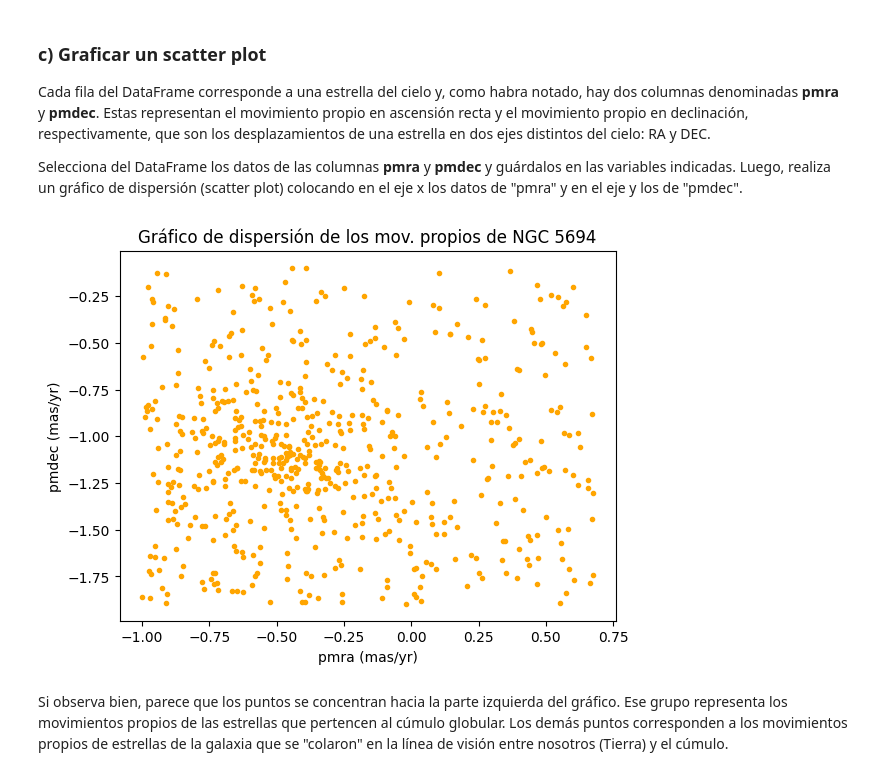
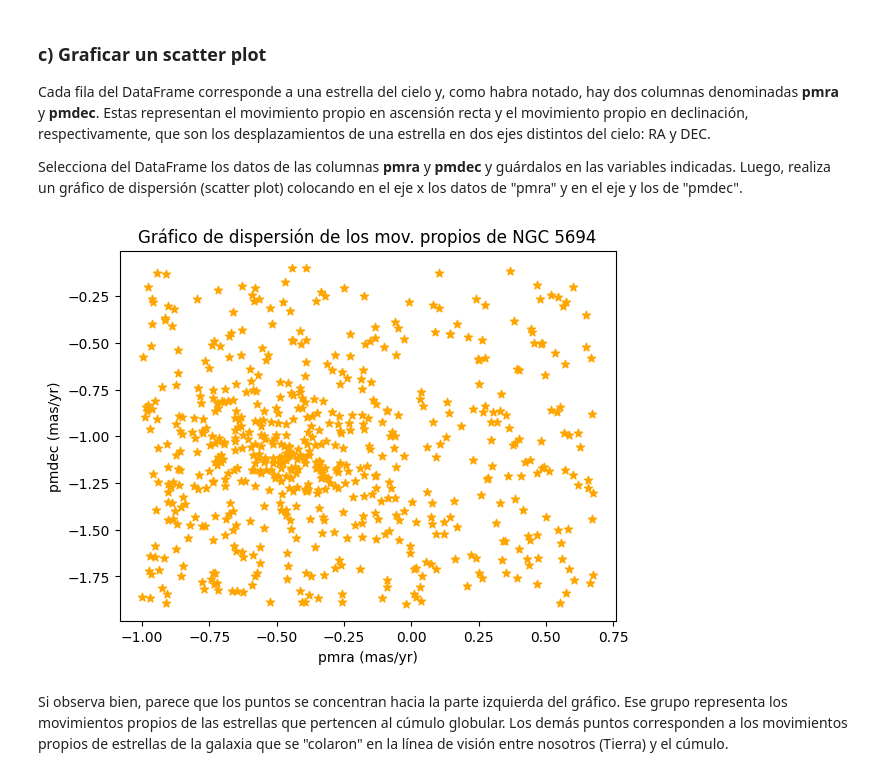
Before and after one commit to Xavier204/Tarea-2, a Jupyter notebook: Tarea2.ipynb, the cells around one changed output. Cells and saved outputs as stored; diff of their text form; code cells hidden in the pictures.

```diff
--- a/Tarea2.ipynb
+++ b/Tarea2.ipynb
@@ -84,12 +84,12 @@ pmdec = data["pmdec"]
 # %%
 # Haga el gráfico en esta celda
-plt.scatter(pmra,pmdec, color="orange", marker=".")
+plt.scatter(pmra,pmdec, color="orange", marker="*")
 plt.xlabel("pmra (mas/yr)")
 plt.ylabel("pmdec (mas/yr)")
 plt.title("Gráfico de dispersión de los mov. propios de NGC 5694")
 plt.show()
 # %% [output]
-[figure, old version]
+[figure, new version]
 # %% [markdown]
 Si observa bien, parece que los puntos se concentran hacia la parte izquierda del gráfico. Ese grupo representa los movimientos propios de las estrellas que pertencen al cúmulo globular. Los demás puntos corresponden a los movimientos propios de estrellas de la galaxia que se "colaron" en la línea de visión entre nosotros (Tierra) y el cúmulo.
 # %% [markdown]
```
Also changed, not shown: parts of 12 cells of this notebook.
